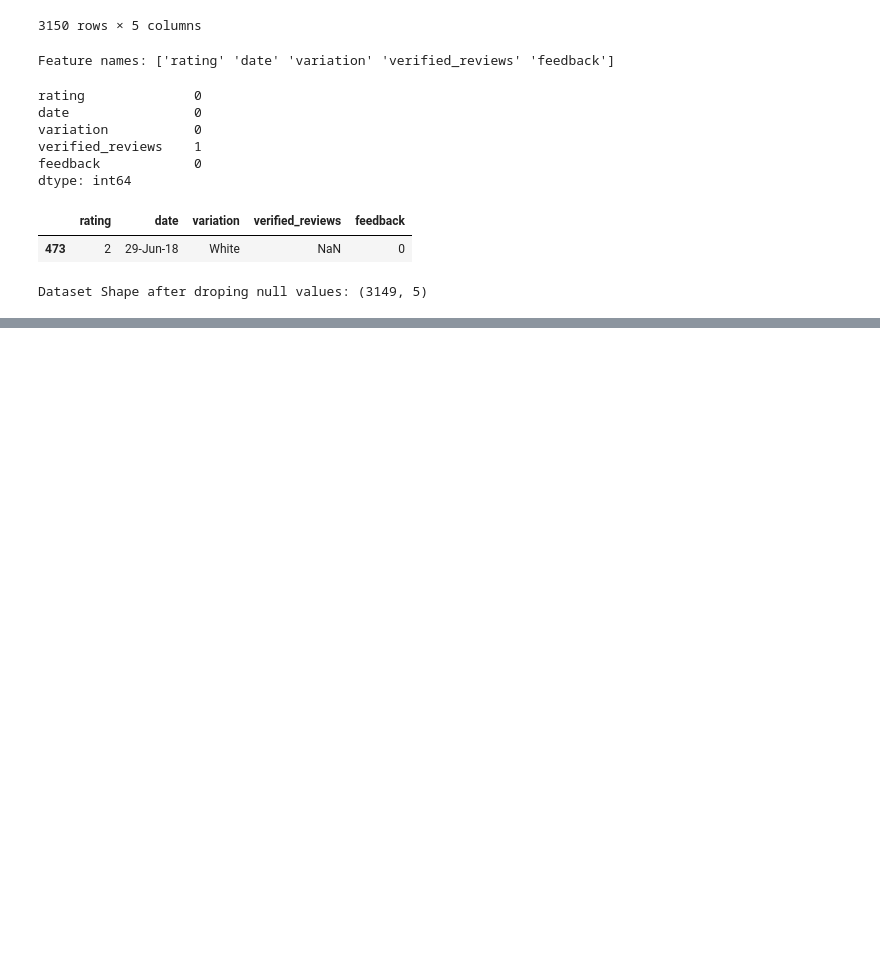
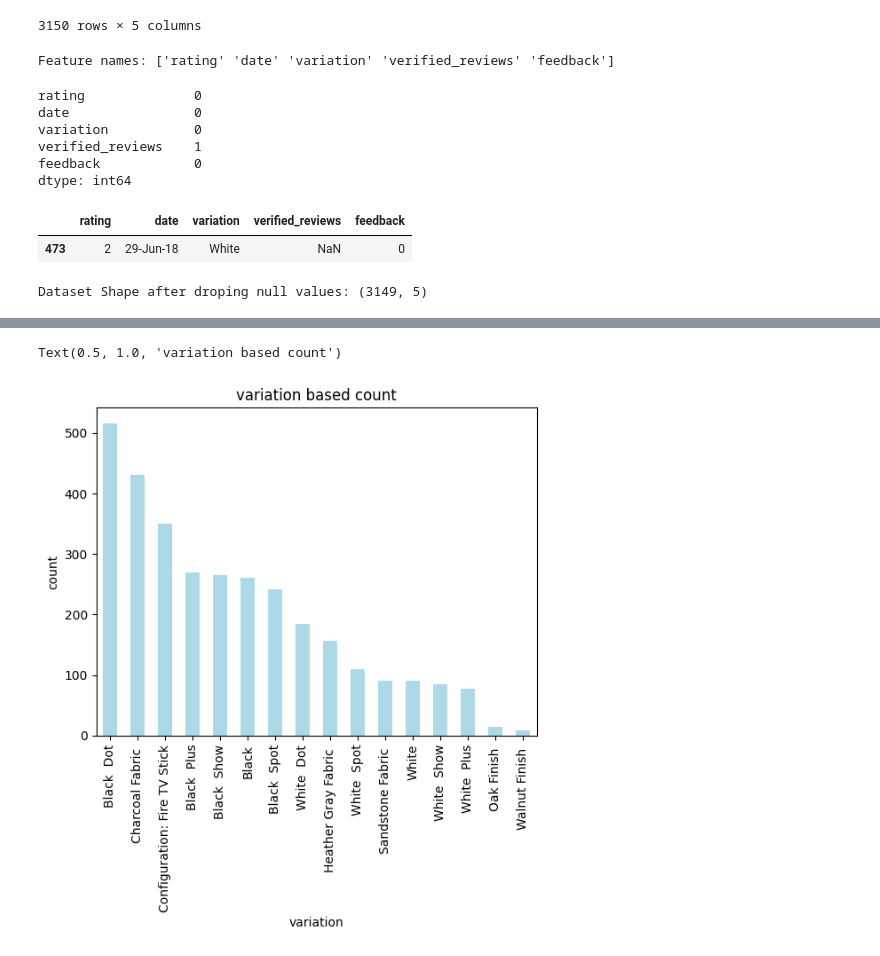
Before and after one commit to Aadeshh0/alexa_review, a Jupyter notebook: main.ipynb, the cells around one changed output, grey strips where cells are left out. Cells and saved outputs as stored; diff of their text form; code cells hidden in the pictures; blank space fills up the shorter version.

```diff
--- a/main.ipynb
+++ b/main.ipynb
@@ -68,0 +104,7 @@ Dataset Shape after droping null values: (3149, 5)
+# %%
+data['variation'].value_counts().plot.bar(color='lightblue')
+plt.ylabel('count')
+plt.title("variation based count")
+# %% [output]
+Text(0.5, 1.0, 'variation based count')
+[figure, added]
```
Also changed, not shown: parts of 3 cells of this notebook.
